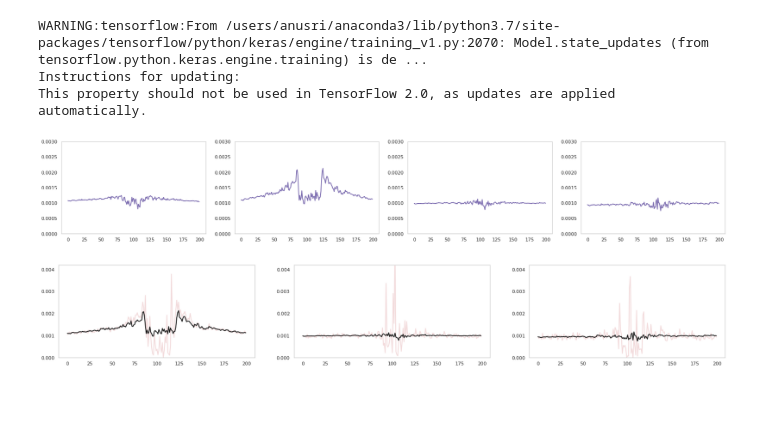
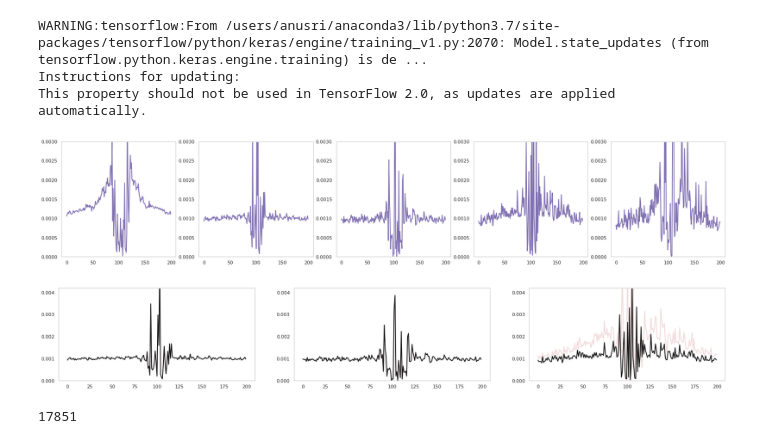
Before and after one commit to kundajelab/chrombpnet, a Jupyter notebook: src/evaluation/marginal_footrprints/main_footprints_check.ipynb, the cells around one changed output. Cells and saved outputs as stored; diff of their text form; code cells hidden in the pictures; blank space fills up the shorter version.

```diff
--- a/src/evaluation/marginal_footrprints/main_footprints_check.ipynb
+++ b/src/evaluation/marginal_footrprints/main_footprints_check.ipynb
@@ -42,7 +42,7 @@ neg_bed.head()
 #path="/srv/scratch/anusri/chrombpnet_paper/GM12878/ATAC_07.22.2021/final_model_step3_new_skip_step2/unplug/"
 #path="/srv/scratch/anusri/chrombpnet_paper/GM12878/ATAC_07.22.2021/with_H1_bias_final_model/unplug/"
 #path="/srv/scratch/anusri/chrombpnet_paper/H1/ATAC_07.22.2021/with_gm12878_bias_final_model/unplug/"
-path="/srv/scratch/anusri/chrombpnet_paper/results/chrombpnet_sept_09/GM12878/ATAC_07.22.2021/final_model_step3_new/unplug/"
+path="/srv/scratch/anusri/chrombpnet_paper/results/chrombpnet_sept_09/GM12878/ATAC_07.22.2021/final_model_step3_new/"
 #path= "/oak/stanford/groups/akundaje/anusri/bias_data/gm12878_invivo_bias_model/"
 #path="/srv/scratch/anusri/chrombpnet_paper/GM12878/4_4_shifted_ATAC_08.19.2021_bias_filters_250/final_model_step3_new/unplug/"
 #path="/srv/scratch/anusri/chrombpnet_paper/GM12878/4_4_shifted_ATAC_08.19.2021_bias_filters_100/final_model_step3_new/unplug/"
@@ -154,7 +137,9 @@ motifs_to_test = ["GCGCATGCGC", "CGATATGACTCATCCC", "TTGGCCACTAGGGGGCGCTAT", "CC
 #motifs_to_test = ["AAGGGGGCGGGGCCTAA", "CCCTAACCACAGCCC", "GCAAGGGAAATTCCCCAGG", "GATAAG"]
 #SPI1, RUNX, NFKB, GATA1
 
-motifs_to_test = ["CCCTAACCACAGCCC", "GCAAGGGAAATTCCCCAGG", "GACAGATAAGGCG", "CCGGGTCCAAAGTCCACCGG"]
+#motifs_to_test = ["GCAAGGGAAATTCCCCAGG", "GACAGATAAGGCG", "CCGGGTCCAAAGTCCACCGG", "GGGATGAGTCATATCG", "AAGGGGGCGGGGCCTAA"]
+motifs_to_test = ["GCAAGGGAAATTCCCCAGG", "GACAGATAAGGCG", "CCGGGTCCAAAGTCCACCGG", "CCAGCCAATCAGAGC", "AAGGGGGCGGGGCCTAA"]
+
 #GM12878
 predictions_motifs = []
 for motif in motifs_to_test:
@@ -168,43 +153,45 @@ This property should not be used in TensorFlow 2.0, as updates are applied autom
 def plot_tracks(pred_unplug_bias, ax=None, ylim=0.01, start=500-100+5, end=500+100+5 ):
     width = end - start
     ax.plot(range(width), pred_unplug_bias[:, start:end].mean(0), 'm', linewidth=2)
     ax.set_ylim(0,ylim)
 
     #plt.legend()
 
 
 import seaborn as sns
 sns.set()
 sns.set_style("whitegrid", {'axes.grid' : False})
 
 import matplotlib.pyplot as plt
-plt.rcParams["figure.figsize"] = (28,4)
-fig, axs = plt.subplots(1, 4)
+plt.rcParams["figure.figsize"] = (28,5)
+fig, axs = plt.subplots(1, 5)
 i=0
 #ylims=[0.005,0.025,0.025,0.025, 0.025]
 ylims=[0.009,0.002,0.01,0.01]
 #ylims=[0.02,0.0175]
 ylims=[0.002,0.002,0.002,0.002, 0.002]
 #ylims=[0.025, 0.025]
 #ylims=[0.009,0.005,0.02,0.009]
 #ylims=[0.009,0.002,0.01,0.01]
 #ylims=[0.009,0.005,0.02,0.009]
 #ylims=[0.02,0.02]
-ylims=[0.003,0.003,0.003,0.003]
+ylims=[0.003,0.003,0.003,0.003,0.003]
 
 for pred_unplug_bias in predictions_motifs:
     plot_tracks(np.array(pred_unplug_bias).reshape(num,1000), axs[i], ylims[i])
     i+=1
 
 plt.show()
 # %% [output]
-[figure, old version]
+[figure, new version]
 # %%
 #import pickle as pkl
 #pkl.dump(predictions_motifs, open("gm12878_bias.pkl", "wb"))
 import pickle as pkl
 
-pkl.dump(predictions_motifs, open("gm12878_corrected.pkl", "wb"))
+#pkl.dump(predictions_motifs, open("gm12878_corrected.pkl", "wb"))
+#pkl.dump(predictions_motifs, open("gm12878_bias.pkl", "wb"))
+
 data_n = pkl.load( open("gm12878_bias.pkl", "rb"))
 
 def plot_tracks(pred_bias,pred_unplug_bias, ax=None, ylim=0.01, start=500-100+5, end=500+100+5 ):
@@ -228,4 +215,8 @@ for pred_unplug_bias in predictions_motifs:
 
 plt.show()
 # %% [output]
-[figure, old version]
+[figure, new version]
+# %%
+print(num)
+# %% [output]
+17851
```
Also changed, not shown: parts of 1 cell of this notebook, 8 other files.
